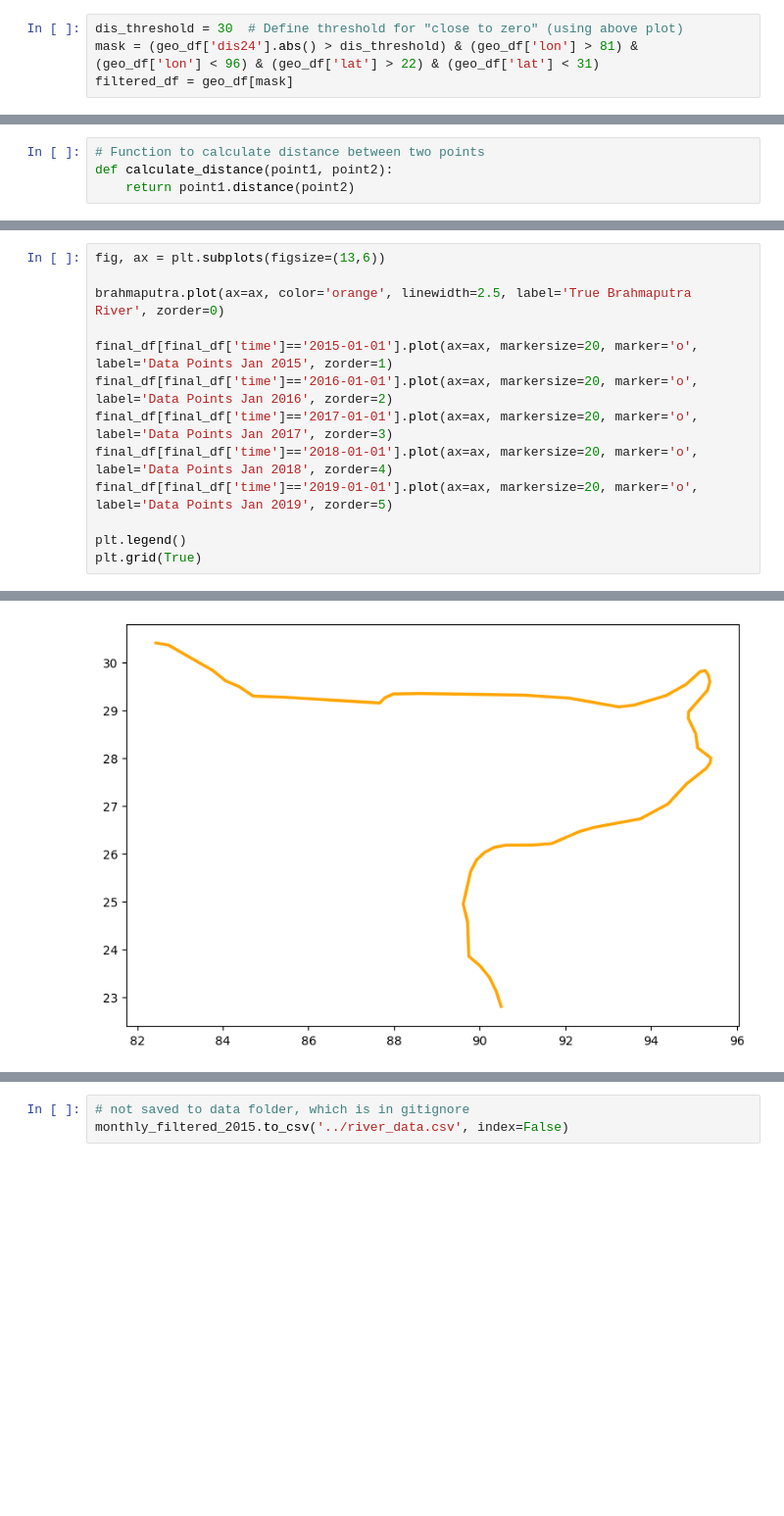
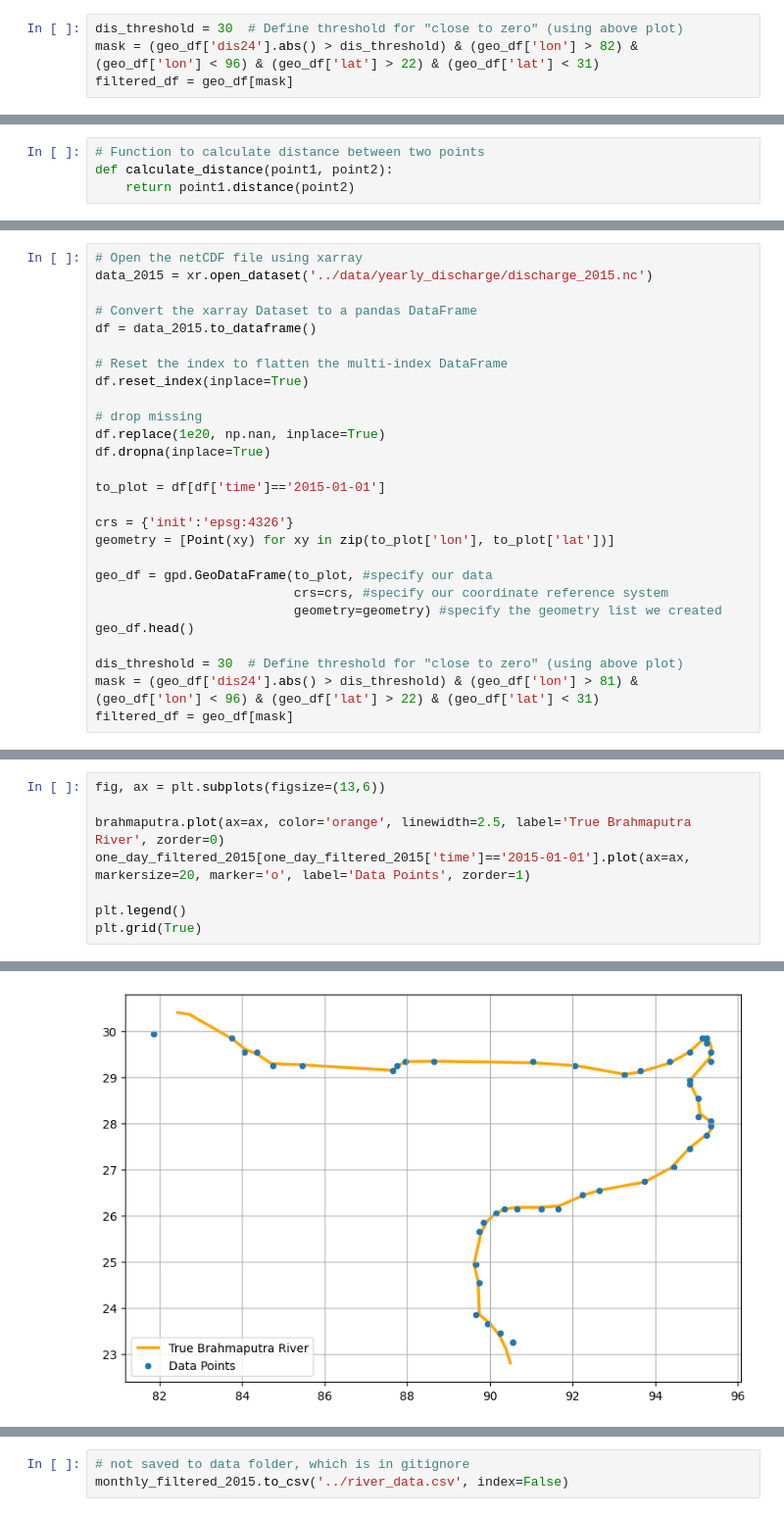
Before and after one commit to PaulNitschke/DS-Brahmaputra-River, a Jupyter notebook: notebooks/geo_exploration.ipynb, the cells around one changed output, grey strips where cells are left out. Shown: that part at 98% size. Saved outputs shown, nothing was run; the diff lists cells and outputs as text; blank space fills up the shorter version.

Commit message:
2015 data done

```diff
--- a/notebooks/geo_exploration.ipynb
+++ b/notebooks/geo_exploration.ipynb
@@ -119,7 +120,7 @@ min(river_points), max(river_points)
  (95.39648237506563, 28.002916368109368))
 # %%
 dis_threshold = 30  # Define threshold for "close to zero" (using above plot)
-mask = (geo_df['dis24'].abs() > dis_threshold) & (geo_df['lon'] > 81) & (geo_df['lon'] < 96) & (geo_df['lat'] > 22) & (geo_df['lat'] < 31)
+mask = (geo_df['dis24'].abs() > dis_threshold) & (geo_df['lon'] > 82) & (geo_df['lon'] < 96) & (geo_df['lat'] > 22) & (geo_df['lat'] < 31)
 filtered_df = geo_df[mask]
 # %%
 filtered_df.shape
@@ -132 +254,28 @@ def calculate_distance(point1, point2):
+# %%
+# Open the netCDF file using xarray
+data_2015 = xr.open_dataset('../data/yearly_discharge/discharge_2015.nc')
+
+# Convert the xarray Dataset to a pandas DataFrame
+df = data_2015.to_dataframe()
+
+# Reset the index to flatten the multi-index DataFrame
+df.reset_index(inplace=True)
+
+# drop missing
+df.replace(1e20, np.nan, inplace=True)
+df.dropna(inplace=True)
+
+to_plot = df[df['time']=='2015-01-01']
+
+crs = {'init':'epsg:4326'}
+geometry = [Point(xy) for xy in zip(to_plot['lon'], to_plot['lat'])]
+
+geo_df = gpd.GeoDataFrame(to_plot, #specify our data
+                          crs=crs, #specify our coordinate reference system
+                          geometry=geometry) #specify the geometry list we created
+geo_df.head()
+
+dis_threshold = 30  # Define threshold for "close to zero" (using above plot)
+mask = (geo_df['dis24'].abs() > dis_threshold) & (geo_df['lon'] > 81) & (geo_df['lon'] < 96) & (geo_df['lat'] > 22) & (geo_df['lat'] < 31)
+filtered_df = geo_df[mask]
 # %%
@@ -199,12 +312,7 @@ final_df
 fig, ax = plt.subplots(figsize=(13,6))
 
 brahmaputra.plot(ax=ax, color='orange', linewidth=2.5, label='True Brahmaputra River', zorder=0)
-
-final_df[final_df['time']=='2015-01-01'].plot(ax=ax, markersize=20, marker='o', label='Data Points Jan 2015', zorder=1)
-final_df[final_df['time']=='2016-01-01'].plot(ax=ax, markersize=20, marker='o', label='Data Points Jan 2016', zorder=2)
-final_df[final_df['time']=='2017-01-01'].plot(ax=ax, markersize=20, marker='o', label='Data Points Jan 2017', zorder=3)
-final_df[final_df['time']=='2018-01-01'].plot(ax=ax, markersize=20, marker='o', label='Data Points Jan 2018', zorder=4)
-final_df[final_df['time']=='2019-01-01'].plot(ax=ax, markersize=20, marker='o', label='Data Points Jan 2019', zorder=5)
+one_day_filtered_2015[one_day_filtered_2015['time']=='2015-01-01'].plot(ax=ax, markersize=20, marker='o', label='Data Points', zorder=1)
 
 plt.legend()
 plt.grid(True)
@@ -213 +320 @@ KeyError: 'time'
-[figure, old version]
+[figure, new version]
```
Also changed, not shown: parts of 16 cells of this notebook.
